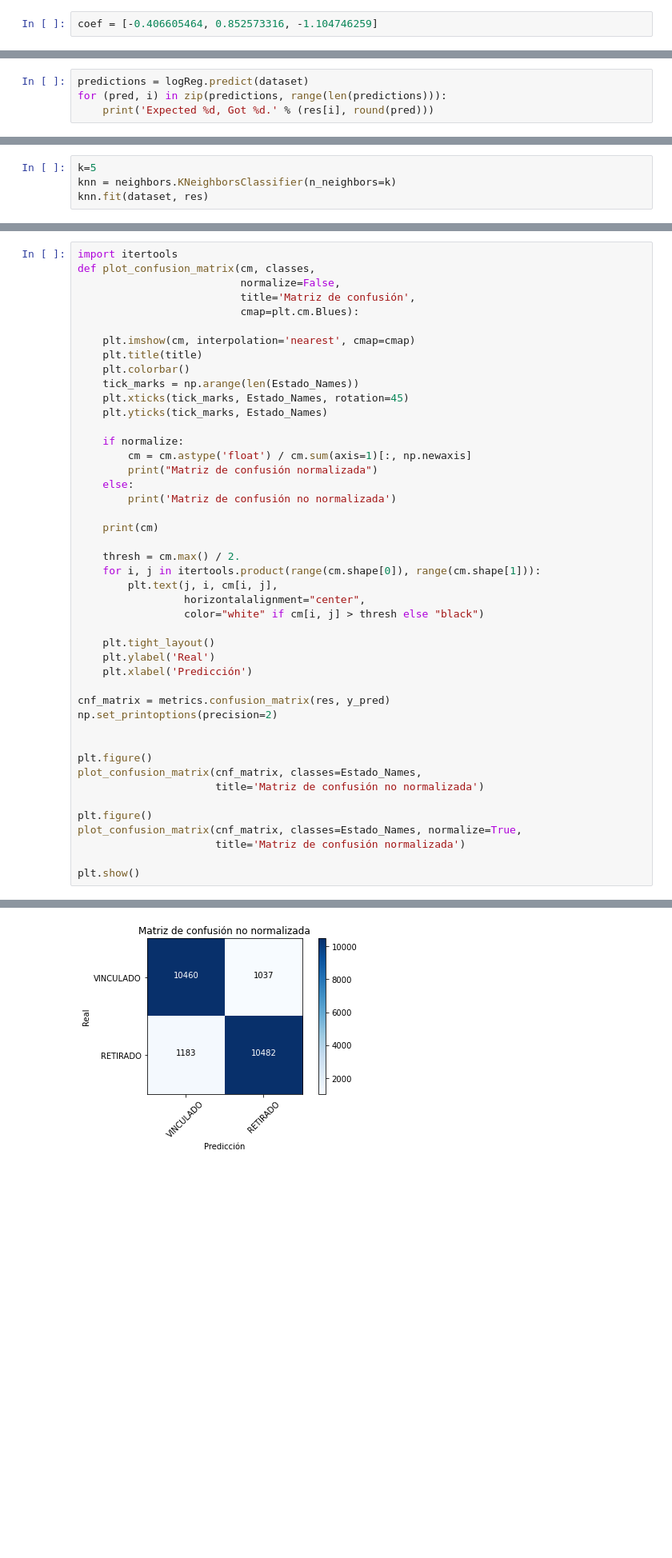
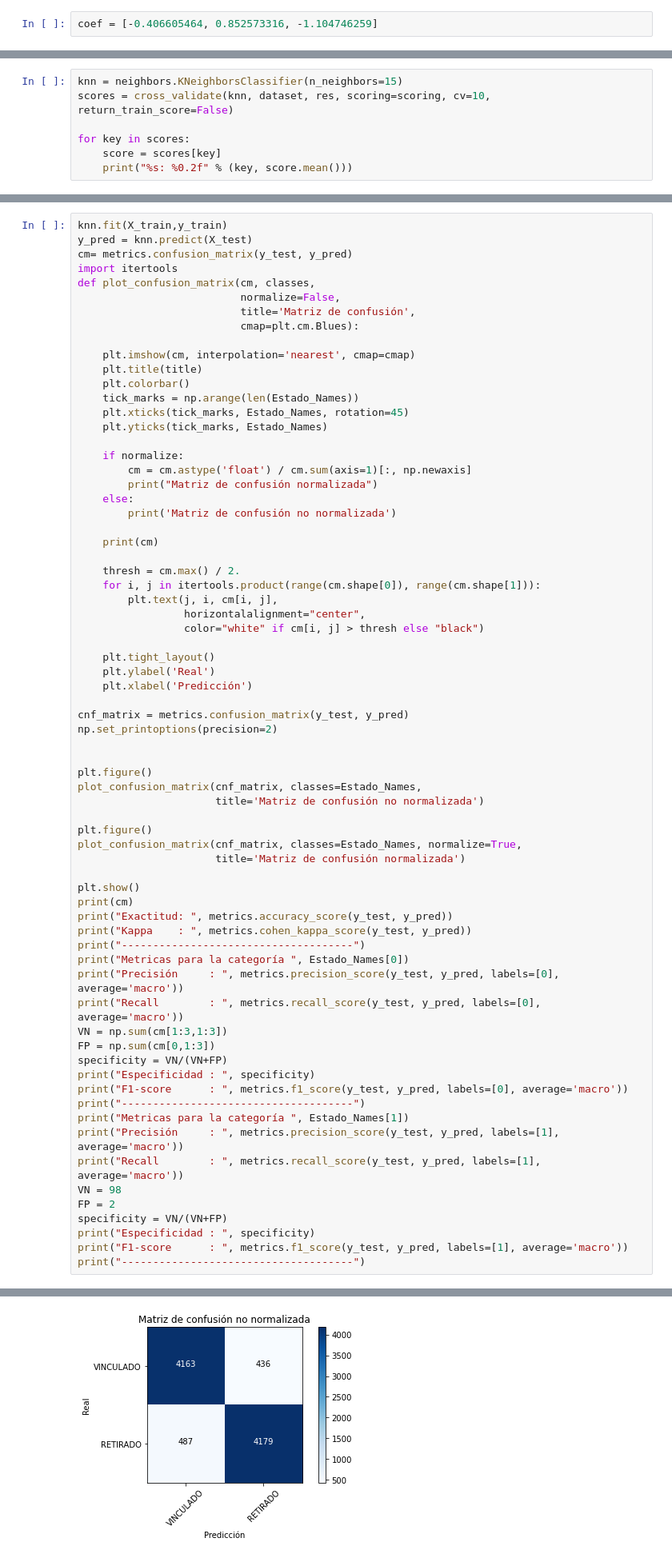
Before and after one commit to JuanDavidBallesteros/Telco-ML, a Jupyter notebook: Proyecto Final.ipynb, the cells around one changed output, grey strips where cells are left out. Shown at 80% size. Cells and saved outputs as stored; diff of their text form; blank space fills up the shorter version.

Commit message:
reorganized model training, added mlp model

```diff
--- a/Proyecto Final.ipynb
+++ b/Proyecto Final.ipynb
@@ -473,4 +469,0 @@ Optimization terminated successfully.
-# %%
-predictions = logReg.predict(dataset)
-for (pred, i) in zip(predictions, range(len(predictions))):
-    print('Expected %d, Got %d.' % (res[i], round(pred)))
@@ -503,4 +521,0 @@ Clasificación a partir de K-NN
-# %%
-k=5
-knn = neighbors.KNeighborsClassifier(n_neighbors=k)
-knn.fit(dataset, res)
@@ -524,0 +541,7 @@ Clases predichas:  [0 0 1 ... 1 1 0]
+# %%
+knn = neighbors.KNeighborsClassifier(n_neighbors=15)
+scores = cross_validate(knn, dataset, res, scoring=scoring, cv=10, return_train_score=False)
+
+for key in scores:
+    score = scores[key]
+    print("%s: %0.2f" % (key, score.mean()))
@@ -533,4 +563,7 @@ array([[10460,  1037],
 # %%
+knn.fit(X_train,y_train)
+y_pred = knn.predict(X_test)
+cm= metrics.confusion_matrix(y_test, y_pred)
 import itertools
 def plot_confusion_matrix(cm, classes,
                           normalize=False,
@@ -562,7 +595,7 @@ def plot_confusion_matrix(cm, classes,
     plt.ylabel('Real')
     plt.xlabel('Predicción')
 
-cnf_matrix = metrics.confusion_matrix(res, y_pred)
+cnf_matrix = metrics.confusion_matrix(y_test, y_pred)
 np.set_printoptions(precision=2)
 
 
@@ -575,5 +608,27 @@ plot_confusion_matrix(cnf_matrix, classes=Estado_Names, normalize=True,
                       title='Matriz de confusión normalizada')
 
 plt.show()
+print(cm)
+print("Exactitud: ", metrics.accuracy_score(y_test, y_pred))
+print("Kappa    : ", metrics.cohen_kappa_score(y_test, y_pred))
+print("-------------------------------------")
+print("Metricas para la categoría ", Estado_Names[0])
+print("Precisión     : ", metrics.precision_score(y_test, y_pred, labels=[0], average='macro'))
+print("Recall        : ", metrics.recall_score(y_test, y_pred, labels=[0], average='macro'))
+VN = np.sum(cm[1:3,1:3])
+FP = np.sum(cm[0,1:3])
+specificity = VN/(VN+FP)
+print("Especificidad : ", specificity)
+print("F1-score      : ", metrics.f1_score(y_test, y_pred, labels=[0], average='macro'))
+print("-------------------------------------")
+print("Metricas para la categoría ", Estado_Names[1])
+print("Precisión     : ", metrics.precision_score(y_test, y_pred, labels=[1], average='macro'))
+print("Recall        : ", metrics.recall_score(y_test, y_pred, labels=[1], average='macro'))
+VN = 98
+FP = 2
+specificity = VN/(VN+FP)
+print("Especificidad : ", specificity)
+print("F1-score      : ", metrics.f1_score(y_test, y_pred, labels=[1], average='macro'))
+print("-------------------------------------")
 # %% [output]
 Matriz de confusión no normalizada
@@ -582,4 +637,4 @@ Matriz de confusión no normalizada
 Matriz de confusión normalizada
 [[0.91 0.09]
  [0.1  0.9 ]]
-[figure, old version]
+[figure, new version]
```
Also changed, not shown: parts of 38 cells of this notebook.
